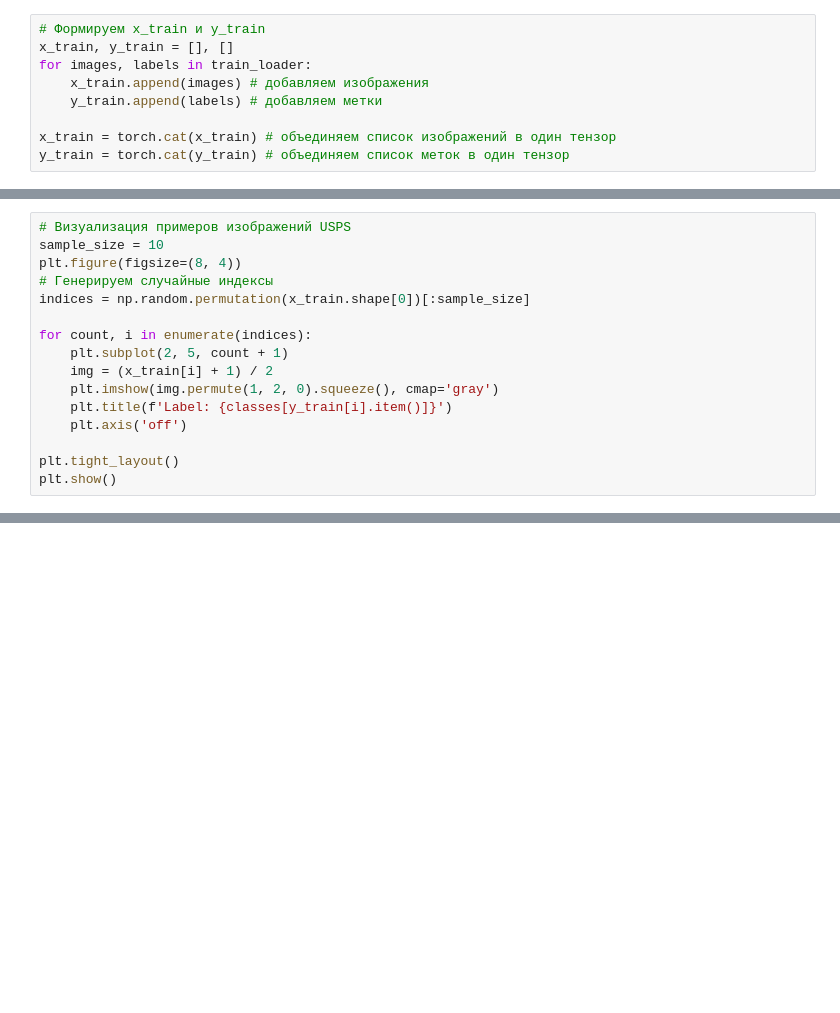
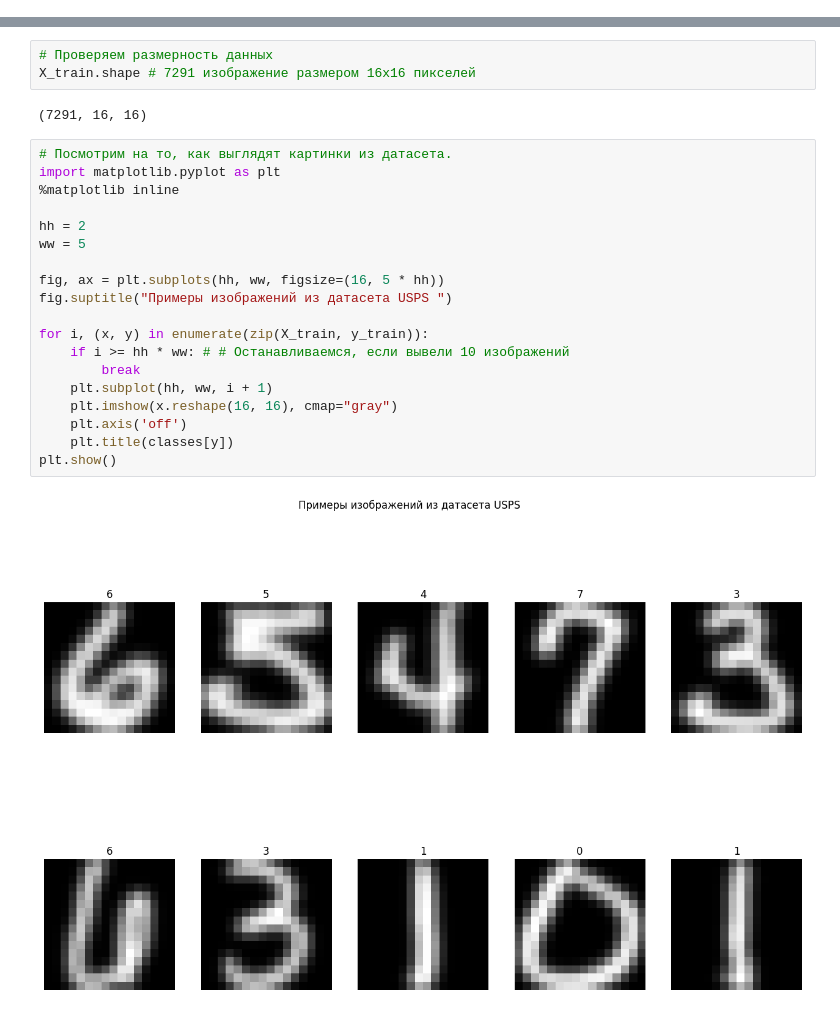
Before and after one commit to Ksevaa/computervision, a Jupyter notebook: 3_Lab.ipynb, the cells around one changed output, grey strips where cells are left out. Drawn from its saved outputs; the diff is of its cells as text; blank space fills up the shorter version.

```diff
--- a/3_Lab.ipynb
+++ b/3_Lab.ipynb
@@ -47,9 +29,0 @@ classes
-# %%
-# Формируем x_train и y_train
-x_train, y_train = [], []
-for images, labels in train_loader:
-    x_train.append(images) # добавляем изображения
-    y_train.append(labels) # добавляем метки
-
-x_train = torch.cat(x_train) # объединяем список изображений в один тензор
-y_train = torch.cat(y_train) # объединяем список меток в один тензор
@@ -80,16 +29,0 @@ y_test shape: torch.Size([2007])
-# %%
-# Визуализация примеров изображений USPS
-sample_size = 10
-plt.figure(figsize=(8, 4))
-# Генерируем случайные индексы
-indices = np.random.permutation(x_train.shape[0])[:sample_size]
-
-for count, i in enumerate(indices):
-    plt.subplot(2, 5, count + 1)
-    img = (x_train[i] + 1) / 2
-    plt.imshow(img.permute(1, 2, 0).squeeze(), cmap='gray')
-    plt.title(f'Label: {classes[y_train[i].item()]}')
-    plt.axis('off')
-
-plt.tight_layout()
-plt.show()
@@ -133,0 +30,26 @@ class ResidualModel(nn.Module):
+# %%
+# Проверяем размерность данных
+X_train.shape # 7291 изображение размером 16x16 пикселей
+# %% [output]
+(7291, 16, 16)
+# %%
+# Посмотрим на то, как выглядят картинки из датасета.
+import matplotlib.pyplot as plt
+%matplotlib inline
+
+hh = 2
+ww = 5
+
+fig, ax = plt.subplots(hh, ww, figsize=(16, 5 * hh))
+fig.suptitle("Примеры изображений из датасета USPS ")
+
+for i, (x, y) in enumerate(zip(X_train, y_train)):
+    if i >= hh * ww: # # Останавливаемся, если вывели 10 изображений
+        break
+    plt.subplot(hh, ww, i + 1)
+    plt.imshow(x.reshape(16, 16), cmap="gray")
+    plt.axis('off')
+    plt.title(classes[y])
+plt.show()
+# %% [output]
+[figure, added]
```
Also changed, not shown: parts of 26 cells of this notebook.
